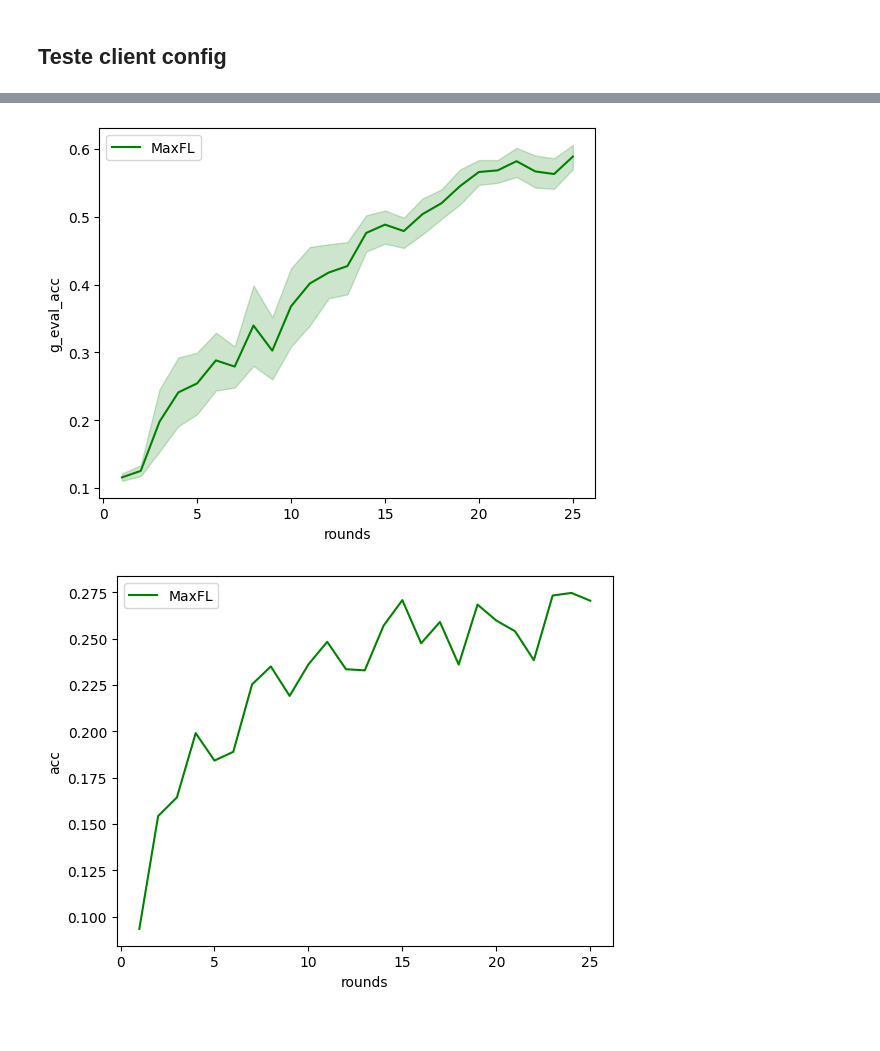
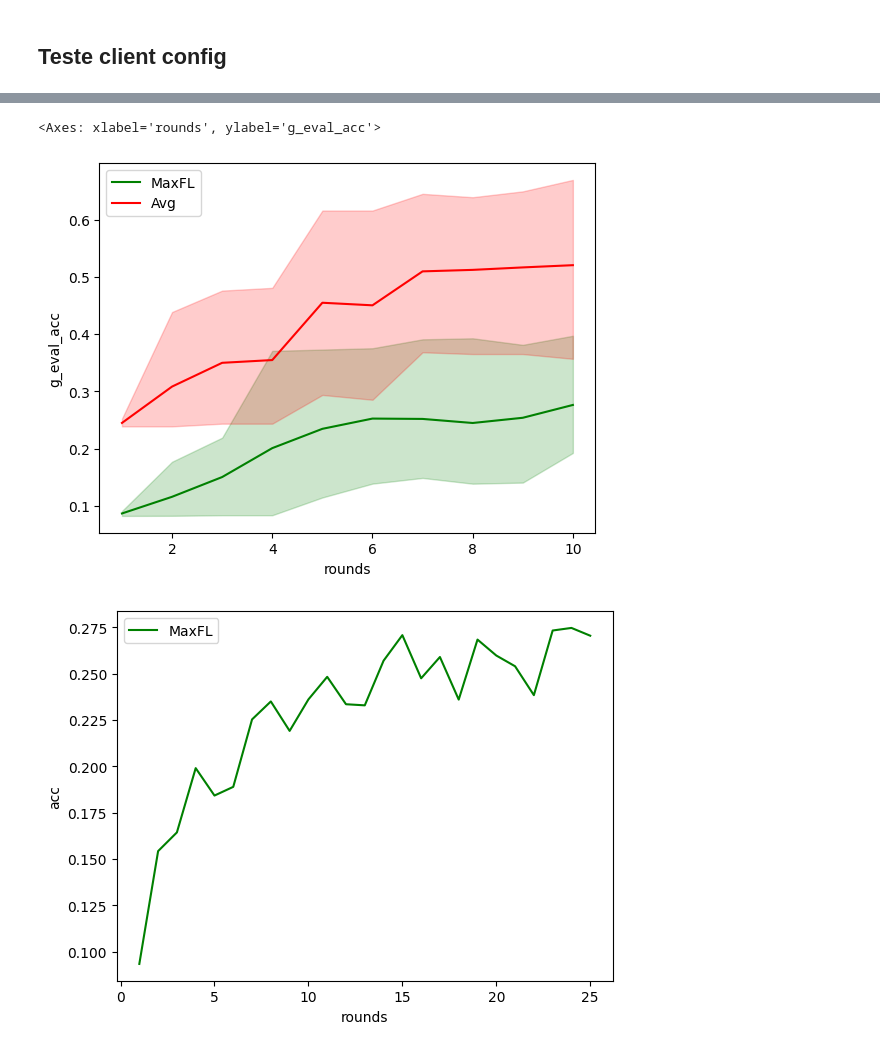
Before and after one commit to rafaeloj/LetsFed, a Jupyter notebook: teste.ipynb, the cells around one changed output, grey strips where cells are left out. Cells and saved outputs as stored; diff of their text form; code cells hidden in the pictures.

```diff
--- a/teste.ipynb
+++ b/teste.ipynb
@@ -65,12 +47,13 @@ df.head()
 # %%
 import seaborn as sns
 # %%
-ax=sns.lineplot(data=df, x='rounds', y='g_eval_acc', color='green', label='MaxFL')
-# ax=sns.lineplot(data=df.loc[df['aggregation'] == 'maxfl'], x='rounds', y='g_eval_acc', color='green', label='MaxFL')
-# sns.lineplot(data=df.loc[df['aggregation'] == 'maxfl-per'], x='rounds', y='g_eval_acc', ax=ax, color='red', label="MaxFL+FedPer")
+# ax=sns.lineplot(data=df, x='rounds', y='g_eval_loss', color='green', label='MaxFL')
+ax=sns.lineplot(data=df.loc[df['training_method'] == 'maxfl'], x='rounds', y='g_eval_acc', color='green', label='MaxFL')
+sns.lineplot(data=df.loc[df['training_method'] == 'avg'], x='rounds', y='g_eval_acc', ax=ax, color='red', label="Avg")
 # sns.lineplot(data=df.loc[df['aggregation'] == 'avg'], x='rounds', y='g_eval_acc', ax=ax, color='blue', label="avg")
 # %% [output]
+<Axes: xlabel='rounds', ylabel='g_eval_acc'>
-[figure, old version]
+[figure, new version]
 # %%
 df = pd.read_csv(f'{dirc}/s-data.csv')
 # %%
```
Also changed, not shown: parts of 2 cells of this notebook, 27 other files.
